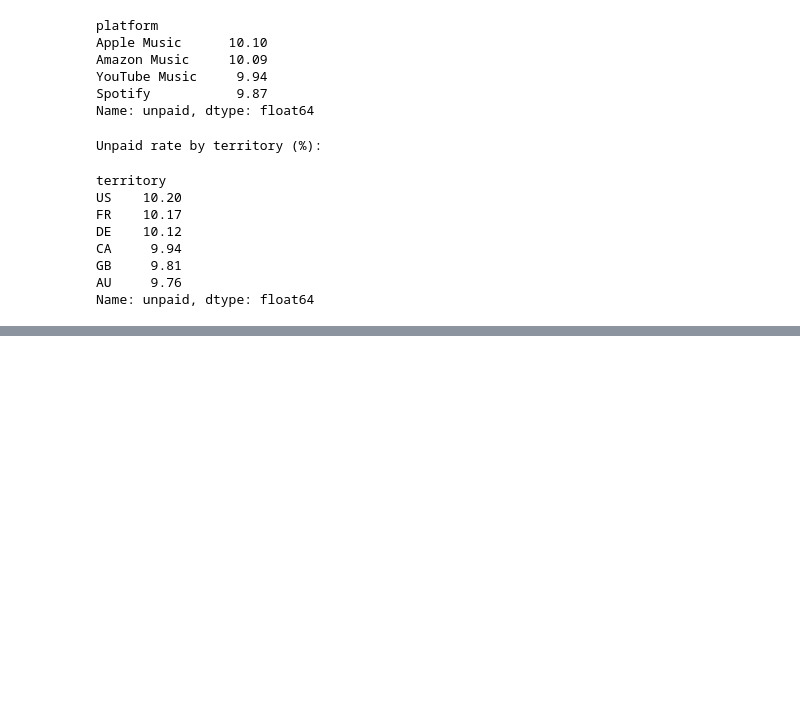
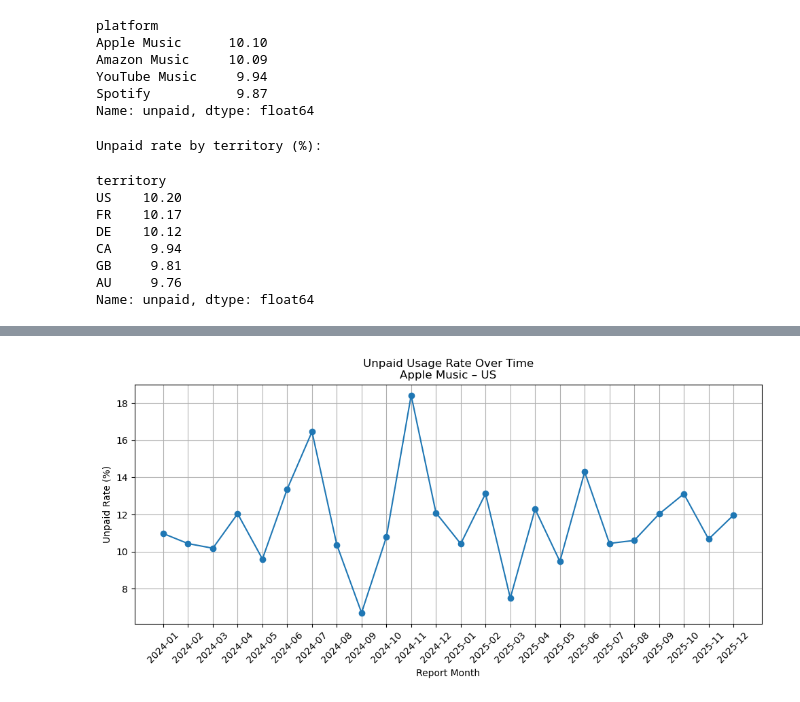
Before and after one commit to JermaineRAM/01_royalty_data_audit, a Jupyter notebook: notebooks/01_data_load_and_profiling.ipynb, the cells around one changed output, grey strips where cells are left out. Cells and saved outputs as stored; diff of their text form; code cells hidden in the pictures; blank space fills up the shorter version.

```diff
--- a/notebooks/01_data_load_and_profiling.ipynb
+++ b/notebooks/01_data_load_and_profiling.ipynb
@@ -182,0 +258,20 @@ Name: unpaid, dtype: float64
+# %%
+# Focus on Apple Music usage in the US
+
+am_us = usage_paid[
+    (usage_paid["platform"] == "Apple Music") &
+    (usage_paid["territory"] == "US")
+].copy()
+
+am_us["unpaid"] = am_us["payment_status"].isna()
+# %%
+# Unpaid rate over time (Apple Music, US)
+
+unpaid_trend = (
+    am_us.groupby("report_month")["unpaid"]
+    .mean()
+    .mul(100)
+    .round(2)
+)
+
+unpaid_trend
@@ -182,0 +296,19 @@ Name: unpaid, dtype: float64
+# %%
+import matplotlib.pyplot as plt
+
+# Plot unpaid rate trend over time (Apple Music, US)
+
+plt.figure(figsize=(10, 5))
+plt.plot(unpaid_trend.index, unpaid_trend.values, marker="o")
+
+plt.title("Unpaid Usage Rate Over Time\nApple Music – US")
+plt.xlabel("Report Month")
+plt.ylabel("Unpaid Rate (%)")
+
+plt.xticks(rotation=45)
+plt.grid(True)
+
+plt.tight_layout()
+plt.show()
+# %% [output]
+[figure, added]
```
Also changed, not shown: parts of 7 cells of this notebook, 1 other file.
